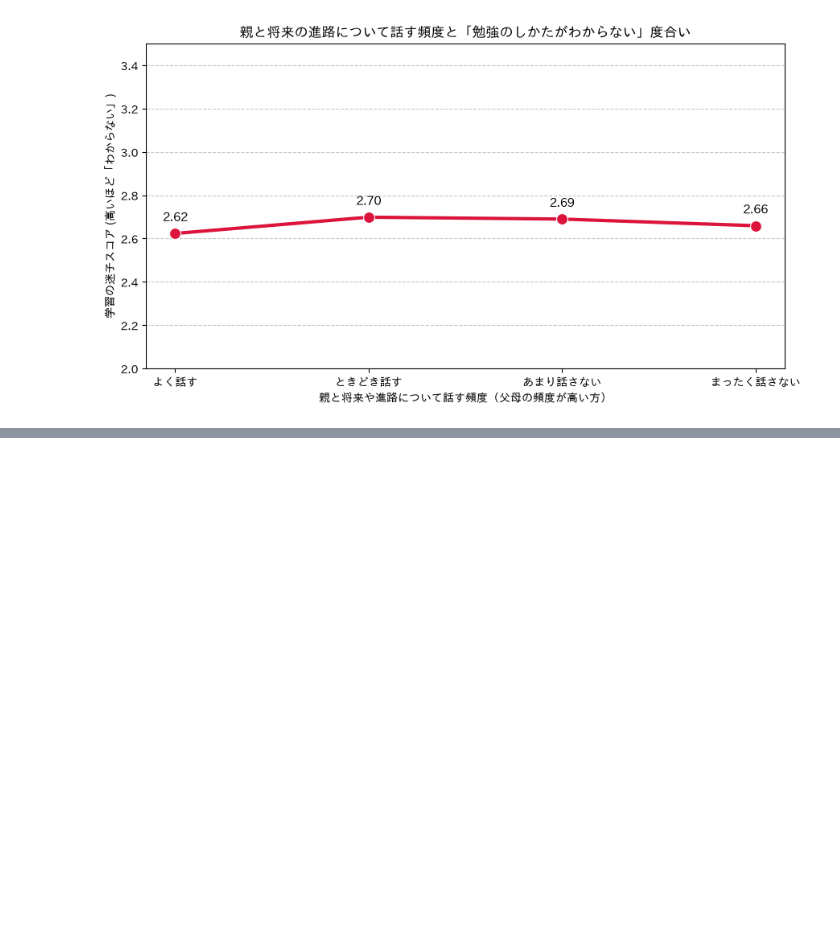
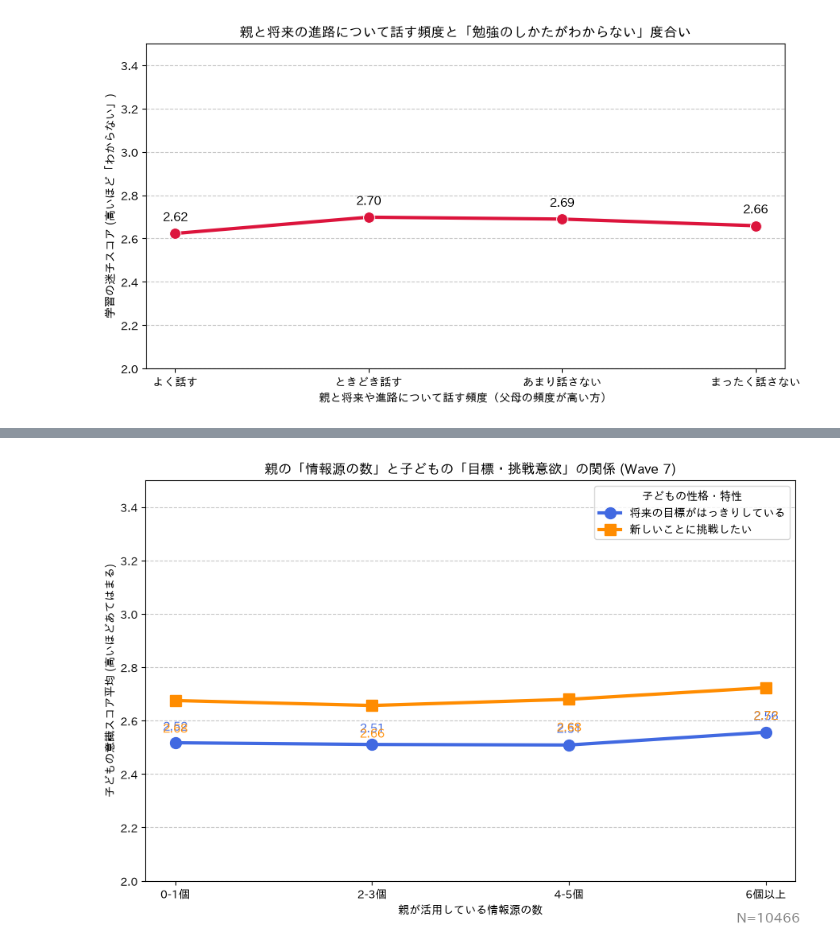
Before and after one commit to KyosukeNagai/DataScienceCompetition, a Jupyter notebook: Calculate.ipynb, the cells around one changed output, grey strips where cells are left out. Saved outputs shown, nothing was run; the diff lists cells and outputs as text; code cells hidden in the pictures; blank space fills up the shorter version.

```diff
--- a/Calculate.ipynb
+++ b/Calculate.ipynb
@@ -999,0 +1123,73 @@ plt.show()
+# %%
+# =========================================================
+# 仮説検証：親の情報源の豊富さと、子どもの目標・意欲の関係
+# =========================================================
+
+# 1. 変数の設定（Wave 7を使用）
+# 親の各種情報源
+cols_info = [
+    'w7p_情報源：配偶者', 'w7p_情報源：自分の子ども', 'w7p_情報源：自分の親',
+    'w7p_情報源：配偶者の親', 'w7p_情報源：親戚（自分のきょうだい、おじ、おばなど）',
+    'w7p_情報源：子どもの友だちの親（ママ友・パパ友）', 'w7p_情報源：友人',
+    'w7p_情報源：職場の知人', 'w7p_情報源：学校の先生', 'w7p_情報源：学習塾の先生',
+    'w7p_情報源：テレビ', 'w7p_情報源：新聞', 'w7p_情報源：書籍（専門書など）',
+    'w7p_情報源：雑誌（専門誌など）', 'w7p_情報源：インターネットの情報サイト',
+    'w7p_情報源：インターネットの掲示板・ブログ・SNS'
+]
+# 子どもの意識
+col_goal = 'w7c_性格・特性：将来の目標がはっきりしている'
+col_challenge = 'w7c_性格・特性：難しいことや新しいことにいつも挑戦したい'
+
+# データ抽出と欠損値処理
+df_analysis = df[cols_info + [col_goal, col_challenge]].copy()
+df_analysis = df_analysis.replace([7777, 8888, 9999], np.nan)
+
+# 2. 親の情報源の数をカウント（1.0＝選択した数を横方向に合計）
+df_analysis['info_count'] = (df_analysis[cols_info] == 1.0).sum(axis=1)
+
+# 3. 子どものスコアを反転（数値が大きいほど「あてはまる（意欲的）」にする）
+df_analysis['goal_score'] = 5 - df_analysis[col_goal]
+df_analysis['challenge_score'] = 5 - df_analysis[col_challenge]
+
+# 子どものスコアが有効なデータのみを残し、N数を確定
+df_analysis = df_analysis.dropna(subset=['goal_score', 'challenge_score'])
+n_sample = len(df_analysis)
+
+# 情報源の数をグルーピング（見やすく分類）
+def group_info_count(x):
+    if x <= 1: return '0-1個'
+    elif x <= 3: return '2-3個'
+    elif x <= 5: return '4-5個'
+    else: return '6個以上'
+
+df_analysis['info_group'] = df_analysis['info_count'].apply(group_info_count)
+order_info = ['0-1個', '2-3個', '4-5個', '6個以上']
+
+# グループごとの平均スコアを算出
+summary = df_analysis.groupby('info_group')[['goal_score', 'challenge_score']].mean().reindex(order_info).reset_index()
+
+# 4. グラフ化（2軸の折れ線グラフ）
+plt.figure(figsize=(9, 6))
+
+plt.plot(summary['info_group'], summary['goal_score'], marker='o', linewidth=3, markersize=10, label='将来の目標がはっきりしている', color='royalblue')
+plt.plot(summary['info_group'], summary['challenge_score'], marker='s', linewidth=3, markersize=10, label='新しいことに挑戦したい', color='darkorange')
+
+plt.title('親の「情報源の数」と子どもの「目標・挑戦意欲」の関係 (Wave 7)')
+plt.xlabel('親が活用している情報源の数')
+plt.ylabel('子どもの意識スコア平均 (高いほどあてはまる)')
+plt.ylim(2.0, 3.5)
+plt.grid(axis='y', linestyle='--', alpha=0.7)
+plt.legend(title='子どもの性格・特性')
+
+# 各点に数値を表示
+for i in range(summary.shape[0]):
+    plt.text(i, summary['goal_score'][i] + 0.04, f"{summary['goal_score'][i]:.2f}", ha='center', va='bottom', fontsize=11, color='royalblue')
+    plt.text(i, summary['challenge_score'][i] - 0.08, f"{summary['challenge_score'][i]:.2f}", ha='center', va='top', fontsize=11, color='darkorange')
+
+# 右下にN数をちょこんと表示
+plt.figtext(0.99, 0.01, f"N={n_sample}", ha='right', fontsize=12, color='gray')
+
+plt.tight_layout()
+plt.show()
+# %% [output]
+[figure, added]
```
Also changed, not shown: parts of 4 cells of this notebook.
